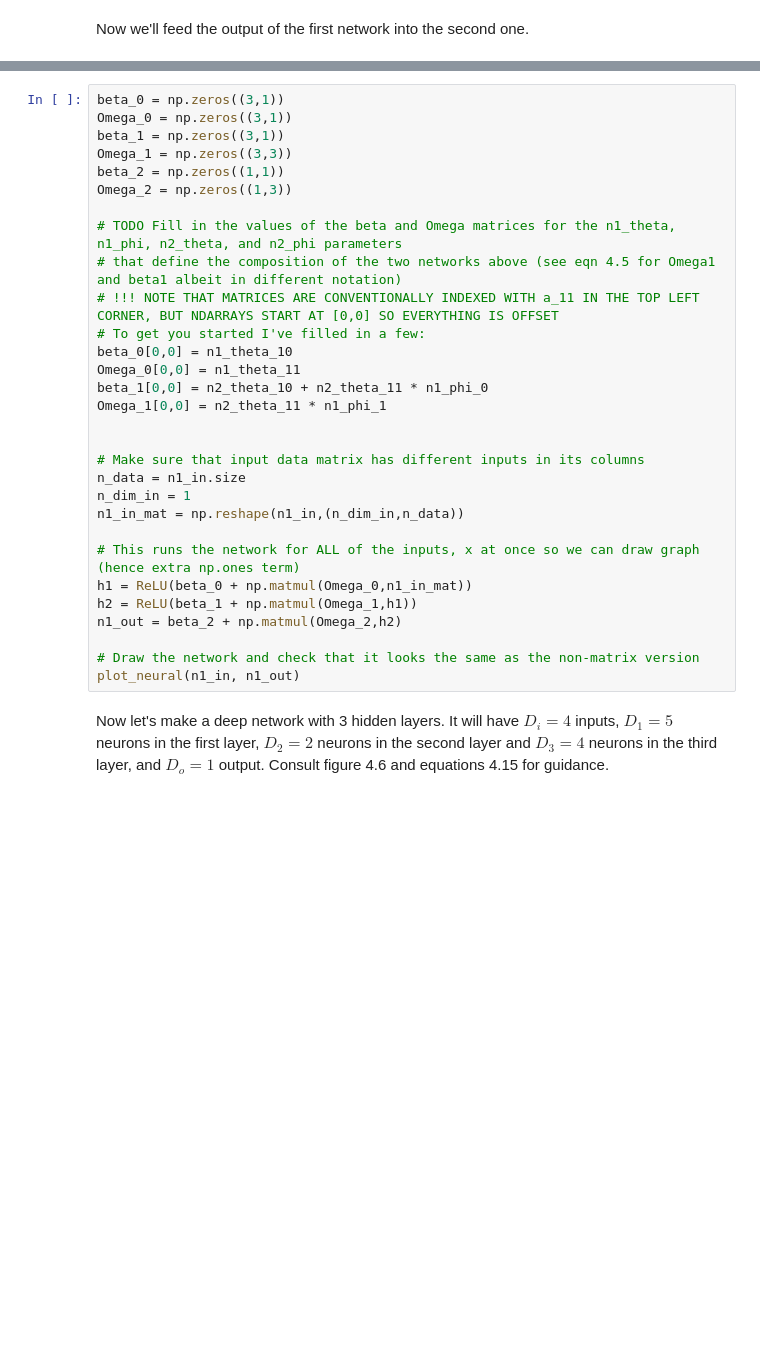
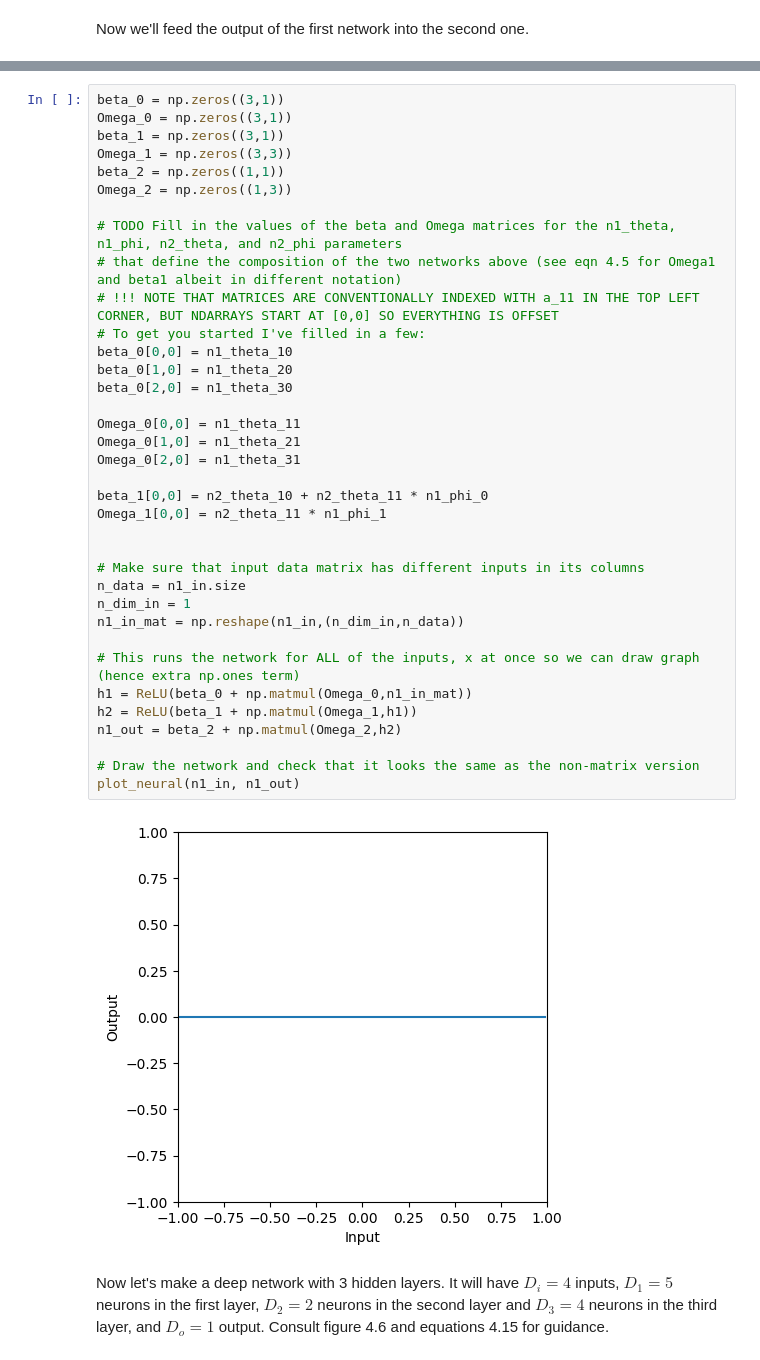
Before and after one commit to FrankHolzkamp/udlbook, a Jupyter notebook: Notebooks/Chap04/4_3_Deep_Networks.ipynb, the cells around one changed output, grey strips where cells are left out. Cells and saved outputs as stored; diff of their text form; blank space fills up the shorter version.

```diff
--- a/Notebooks/Chap04/4_3_Deep_Networks.ipynb
+++ b/Notebooks/Chap04/4_3_Deep_Networks.ipynb
@@ -124,33 +126,41 @@ plot_neural(n1_in, n2_out)
 # %%
 beta_0 = np.zeros((3,1))
 Omega_0 = np.zeros((3,1))
 beta_1 = np.zeros((3,1))
 Omega_1 = np.zeros((3,3))
 beta_2 = np.zeros((1,1))
 Omega_2 = np.zeros((1,3))
 
 # TODO Fill in the values of the beta and Omega matrices for the n1_theta, n1_phi, n2_theta, and n2_phi parameters
 # that define the composition of the two networks above (see eqn 4.5 for Omega1 and beta1 albeit in different notation)
 # !!! NOTE THAT MATRICES ARE CONVENTIONALLY INDEXED WITH a_11 IN THE TOP LEFT CORNER, BUT NDARRAYS START AT [0,0] SO EVERYTHING IS OFFSET
 # To get you started I've filled in a few:
 beta_0[0,0] = n1_theta_10
+beta_0[1,0] = n1_theta_20
+beta_0[2,0] = n1_theta_30
+
 Omega_0[0,0] = n1_theta_11
+Omega_0[1,0] = n1_theta_21
+Omega_0[2,0] = n1_theta_31
+
 beta_1[0,0] = n2_theta_10 + n2_theta_11 * n1_phi_0
 Omega_1[0,0] = n2_theta_11 * n1_phi_1
 
 
 # Make sure that input data matrix has different inputs in its columns
 n_data = n1_in.size
 n_dim_in = 1
 n1_in_mat = np.reshape(n1_in,(n_dim_in,n_data))
 
 # This runs the network for ALL of the inputs, x at once so we can draw graph (hence extra np.ones term)
 h1 = ReLU(beta_0 + np.matmul(Omega_0,n1_in_mat))
 h2 = ReLU(beta_1 + np.matmul(Omega_1,h1))
 n1_out = beta_2 + np.matmul(Omega_2,h2)
 
 # Draw the network and check that it looks the same as the non-matrix version
 plot_neural(n1_in, n1_out)
+# %% [output]
+[figure, added]
 # %% [markdown]
 Now let's make a deep network with 3 hidden layers.  It will have $D_i=4$ inputs, $D_1=5$ neurons  in the first layer, $D_2=2$ neurons in the second layer and $D_3=4$ neurons in the third layer, and $D_o = 1$ output.  Consult figure 4.6 and equations 4.15 for guidance.
 # %%
```
Also changed, not shown: parts of 1 cell of this notebook.
